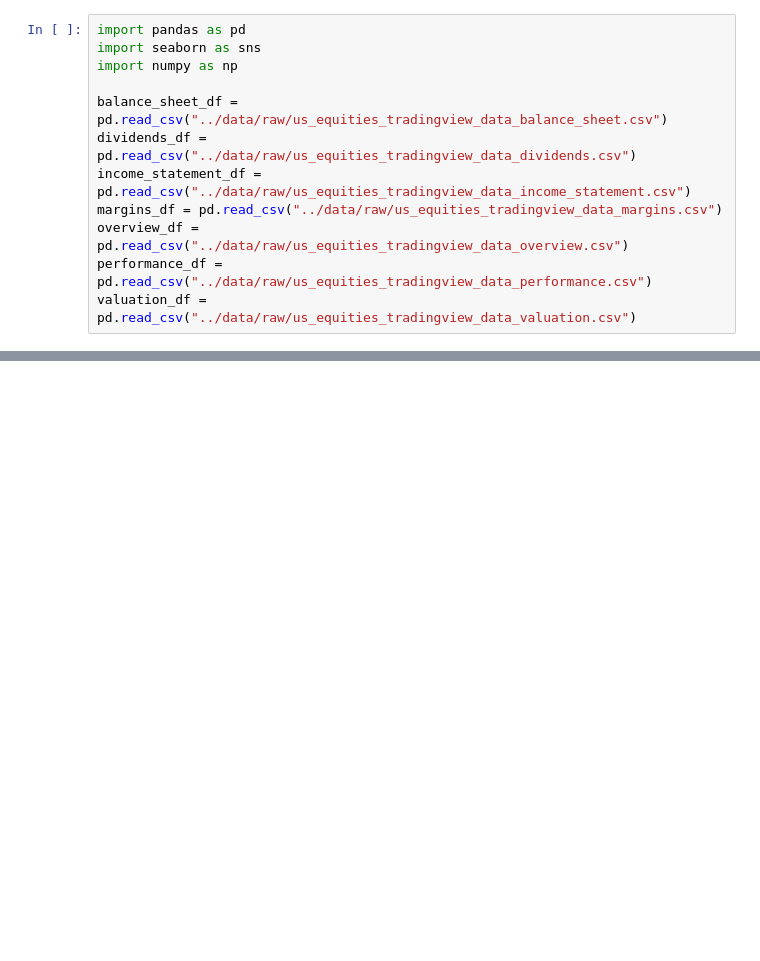
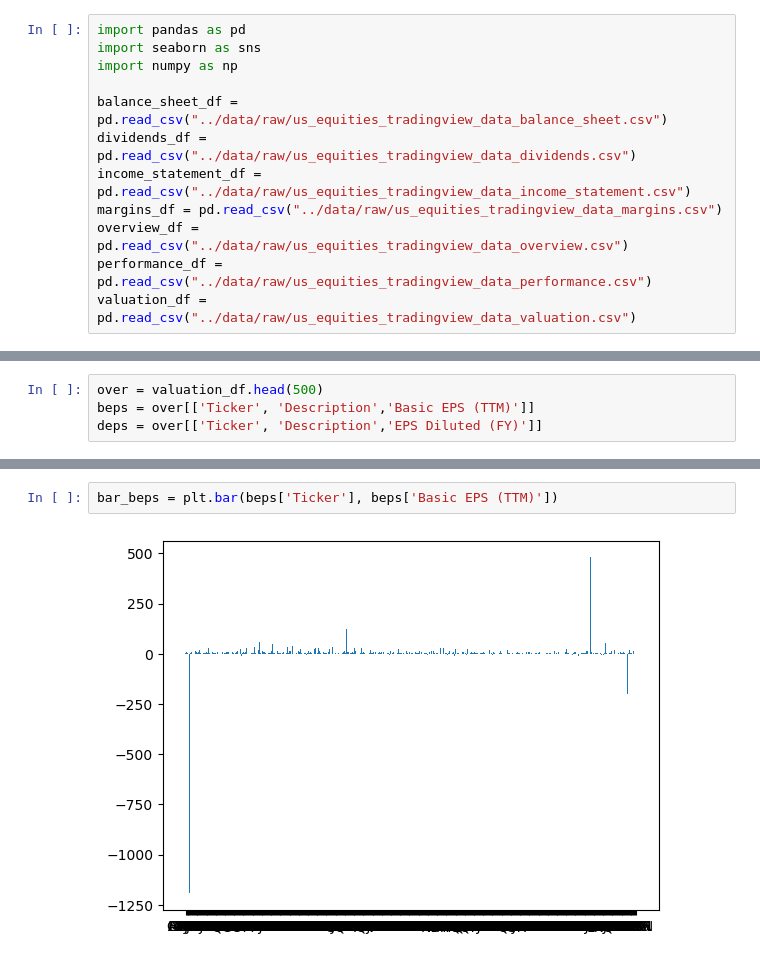
Before and after one commit to ubco-W2022T2-data301/project-group-group15, a Jupyter notebook: analysis/analysis2.ipynb, the cells around one changed output, grey strips where cells are left out. Drawn from its saved outputs; the diff is of its cells as text; blank space fills up the shorter version.

```diff
--- a/analysis/analysis2.ipynb
+++ b/analysis/analysis2.ipynb
@@ -21,0 +185,4 @@ valuation_df = pd.read_csv("../data/raw/us_equities_tradingview_data_valuation.c
+# %%
+over = valuation_df.head(500)
+beps = over[['Ticker', 'Description','Basic EPS (TTM)']]
+deps = over[['Ticker', 'Description','EPS Diluted (FY)']]
@@ -21,0 +221,4 @@ valuation_df = pd.read_csv("../data/raw/us_equities_tradingview_data_valuation.c
+# %%
+bar_beps = plt.bar(beps['Ticker'], beps['Basic EPS (TTM)'])
+# %% [output]
+[figure, added]
```
Also changed, not shown: parts of 39 cells of this notebook, 2 other files.
